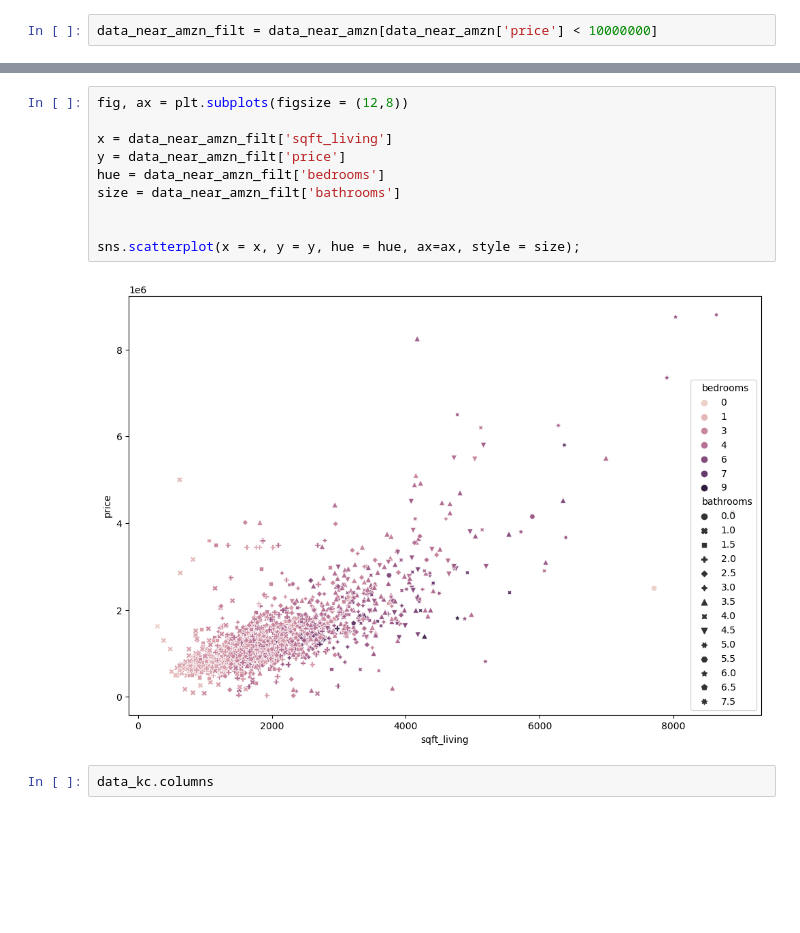
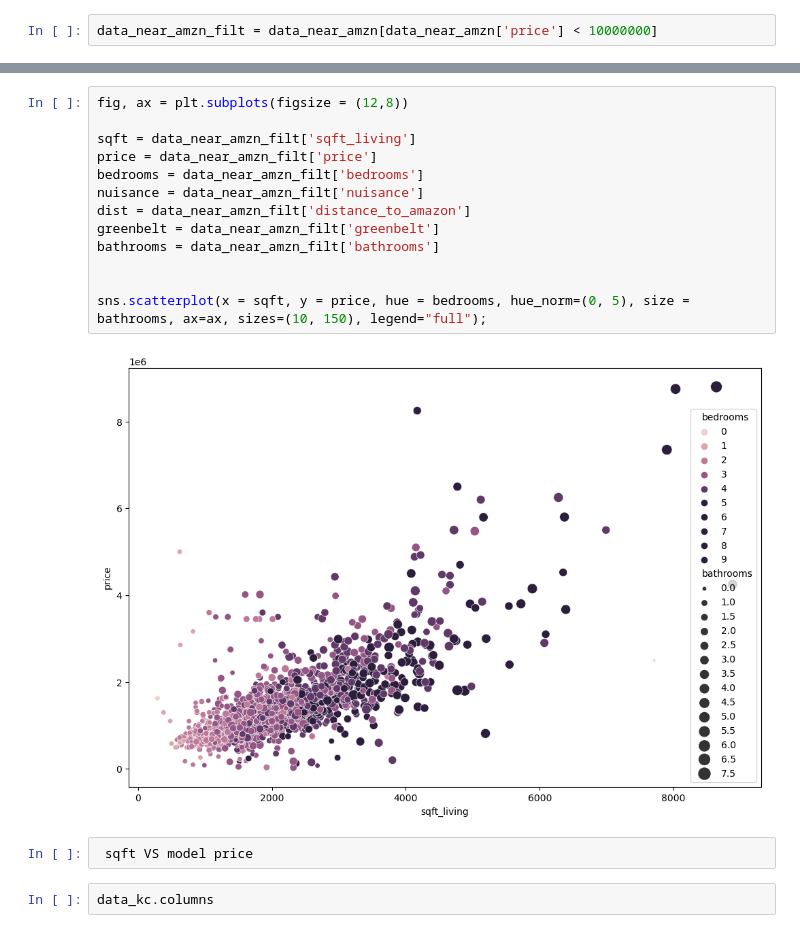
Before and after one commit to ewestrich/King-County-House-Sales, a Jupyter notebook: Eitan/Eitan Project 2 Notebook.ipynb, the cells around one changed output, grey strips where cells are left out. Drawn from its saved outputs; the diff is of its cells as text; blank space fills up the shorter version.

```diff
--- a/Eitan/Eitan Project 2 Notebook.ipynb
+++ b/Eitan/Eitan Project 2 Notebook.ipynb
@@ -303,15 +284,20 @@ data_near_amzn_filt
 # %%
 fig, ax = plt.subplots(figsize = (12,8))
 
-x = data_near_amzn_filt['sqft_living']
-y = data_near_amzn_filt['price']
-hue = data_near_amzn_filt['bedrooms']
-size = data_near_amzn_filt['bathrooms']
+sqft = data_near_amzn_filt['sqft_living']
+price = data_near_amzn_filt['price']
+bedrooms = data_near_amzn_filt['bedrooms']
+nuisance = data_near_amzn_filt['nuisance']
+dist = data_near_amzn_filt['distance_to_amazon']
+greenbelt = data_near_amzn_filt['greenbelt']
+bathrooms = data_near_amzn_filt['bathrooms']
 
 
-sns.scatterplot(x = x, y = y, hue = hue, ax=ax, style = size);
+sns.scatterplot(x = sqft, y = price, hue = bedrooms, hue_norm=(0, 5), size = bathrooms, ax=ax, sizes=(10, 150), legend="full");
 # %% [output]
-[figure, old version]
+[figure, new version]
+# %%
+ sqft VS model price
 # %%
 data_kc.columns
 # %%
```
Also changed, not shown: parts of 55 cells of this notebook.
